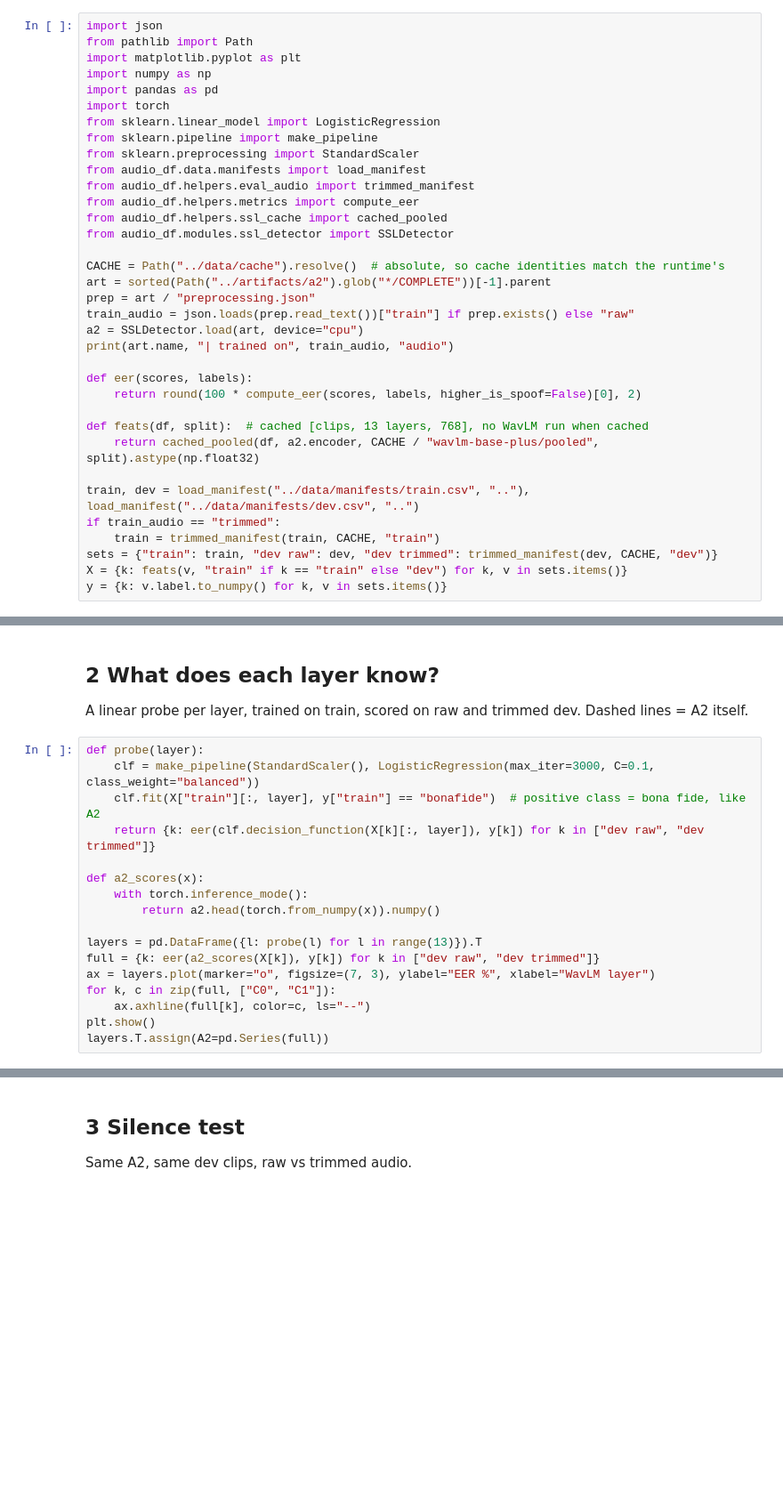
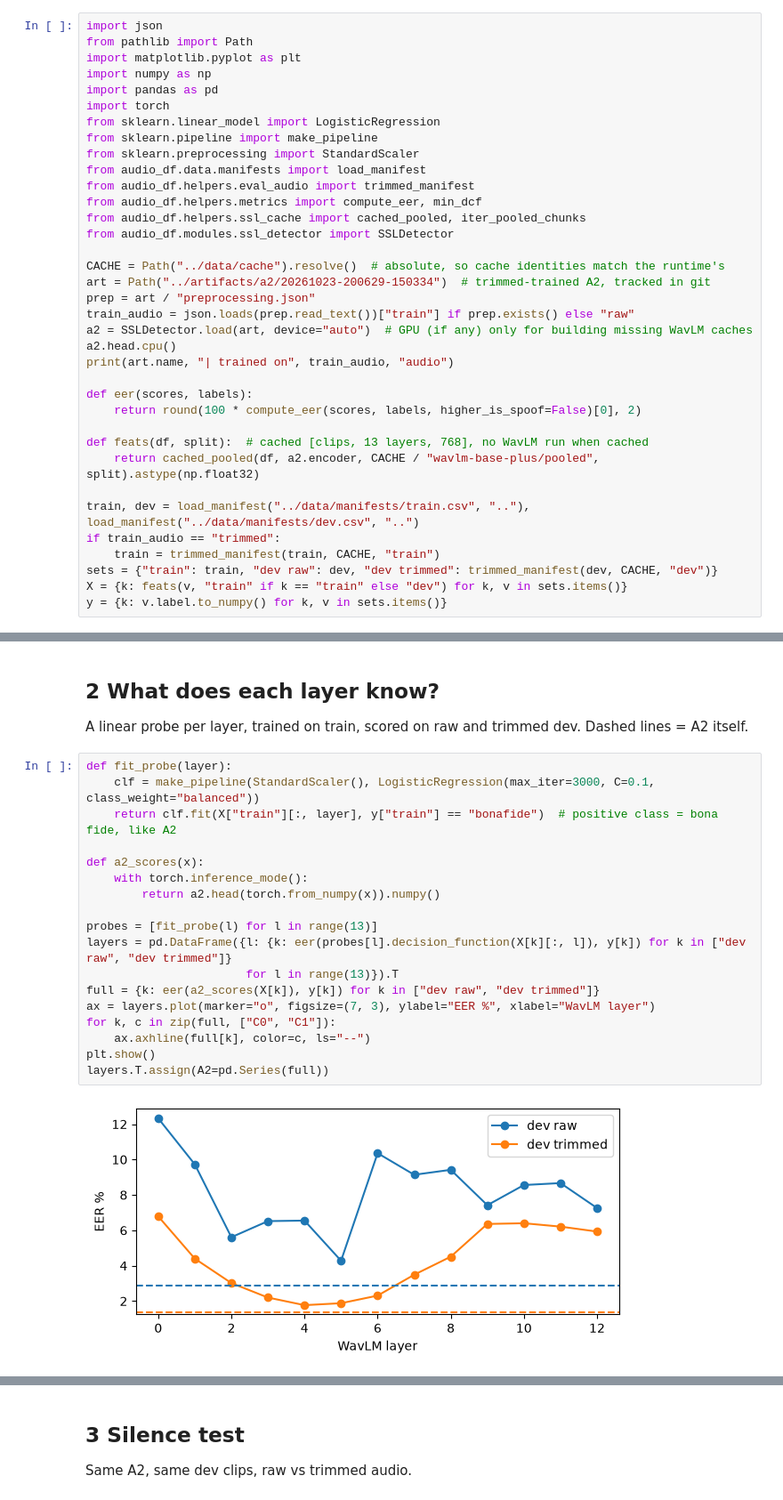
Before and after one commit to Qwenty228/GC2-EchoJEV, a Jupyter notebook: SystemCode/notebooks/04_a2_explained.ipynb, the cells around one changed output, grey strips where cells are left out. Shown at 89% size. Saved outputs shown, nothing was run; the diff lists cells and outputs as text; blank space fills up the shorter version.

```diff
--- a/SystemCode/notebooks/04_a2_explained.ipynb
+++ b/SystemCode/notebooks/04_a2_explained.ipynb
@@ -13,15 +13,16 @@ from sklearn.pipeline import make_pipeline
 from sklearn.preprocessing import StandardScaler
 from audio_df.data.manifests import load_manifest
 from audio_df.helpers.eval_audio import trimmed_manifest
-from audio_df.helpers.metrics import compute_eer
-from audio_df.helpers.ssl_cache import cached_pooled
+from audio_df.helpers.metrics import compute_eer, min_dcf
+from audio_df.helpers.ssl_cache import cached_pooled, iter_pooled_chunks
 from audio_df.modules.ssl_detector import SSLDetector
 
 CACHE = Path("../data/cache").resolve()  # absolute, so cache identities match the runtime's
-art = sorted(Path("../artifacts/a2").glob("*/COMPLETE"))[-1].parent
+art = Path("../artifacts/a2/20261023-200629-150334")  # trimmed-trained A2, tracked in git
 prep = art / "preprocessing.json"
 train_audio = json.loads(prep.read_text())["train"] if prep.exists() else "raw"
-a2 = SSLDetector.load(art, device="cpu")
+a2 = SSLDetector.load(art, device="auto")  # GPU (if any) only for building missing WavLM caches
+a2.head.cpu()
 print(art.name, "| trained on", train_audio, "audio")
 
 def eer(scores, labels):
@@ -53,19 +70,22 @@ Almost uniform (0.06–0.09), slightly more on early layers. The head barely pic
 ## 2 What does each layer know?
 A linear probe per layer, trained on train, scored on raw and trimmed dev. Dashed lines = A2 itself.
 # %%
-def probe(layer):
+def fit_probe(layer):
     clf = make_pipeline(StandardScaler(), LogisticRegression(max_iter=3000, C=0.1, class_weight="balanced"))
-    clf.fit(X["train"][:, layer], y["train"] == "bonafide")  # positive class = bona fide, like A2
-    return {k: eer(clf.decision_function(X[k][:, layer]), y[k]) for k in ["dev raw", "dev trimmed"]}
+    return clf.fit(X["train"][:, layer], y["train"] == "bonafide")  # positive class = bona fide, like A2
 
 def a2_scores(x):
     with torch.inference_mode():
         return a2.head(torch.from_numpy(x)).numpy()
 
-layers = pd.DataFrame({l: probe(l) for l in range(13)}).T
+probes = [fit_probe(l) for l in range(13)]
+layers = pd.DataFrame({l: {k: eer(probes[l].decision_function(X[k][:, l]), y[k]) for k in ["dev raw", "dev trimmed"]}
+                       for l in range(13)}).T
 full = {k: eer(a2_scores(X[k]), y[k]) for k in ["dev raw", "dev trimmed"]}
 ax = layers.plot(marker="o", figsize=(7, 3), ylabel="EER %", xlabel="WavLM layer")
 for k, c in zip(full, ["C0", "C1"]):
     ax.axhline(full[k], color=c, ls="--")
 plt.show()
 layers.T.assign(A2=pd.Series(full))
+# %% [output]
+[figure, added]
```
Also changed, not shown: parts of 13 cells of this notebook, 1 other file.
